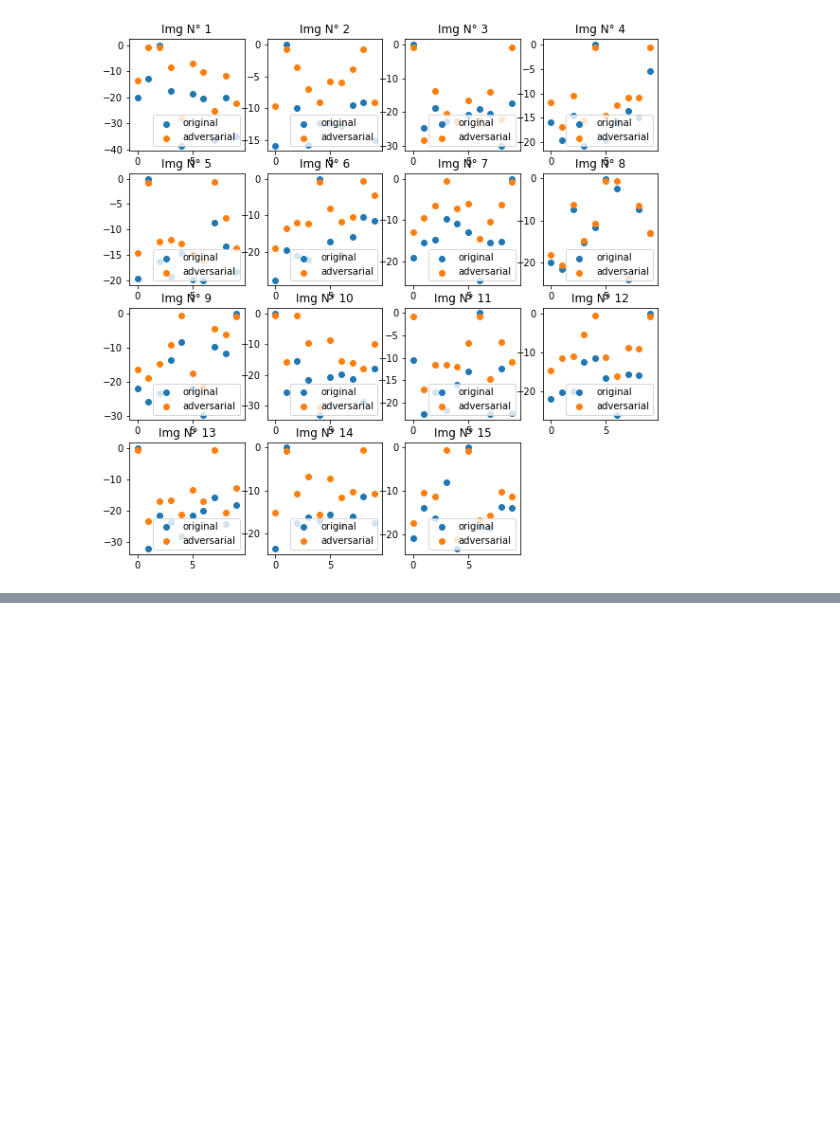
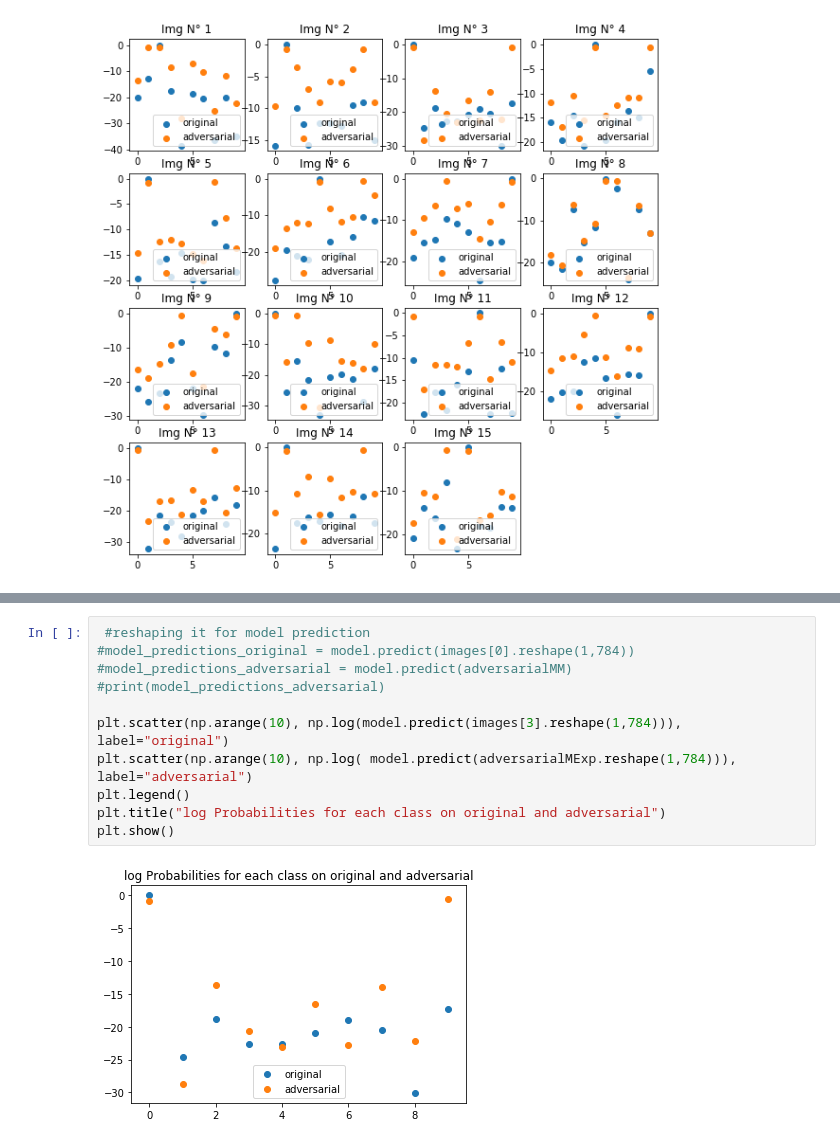
Before and after one commit to MSBigData2019/Guillaume_QUISPE, a Jupyter notebook: INFMDI780/mnistfgsm.ipynb, the cells around one changed output, grey strips where cells are left out. Saved outputs shown, nothing was run; the diff lists cells and outputs as text; blank space fills up the shorter version.

```diff
--- a/INFMDI780/mnistfgsm.ipynb
+++ b/INFMDI780/mnistfgsm.ipynb
@@ -296,0 +296,13 @@ plotAdvOri(imgAttacks[5].img_original.reshape(28,28),imgAttacks[5].img_adversari
+# %%
+ #reshaping it for model prediction
+#model_predictions_original = model.predict(images[0].reshape(1,784))
+#model_predictions_adversarial = model.predict(adversarialMM)
+#print(model_predictions_adversarial)
+
+plt.scatter(np.arange(10), np.log(model.predict(images[3].reshape(1,784))), label="original")
+plt.scatter(np.arange(10), np.log( model.predict(adversarialMExp.reshape(1,784))), label="adversarial")
+plt.legend()
+plt.title("log Probabilities for each class on original and adversarial")
+plt.show()
+# %% [output]
+[figure, added]
```
Also changed, not shown: parts of 1 cell of this notebook.
